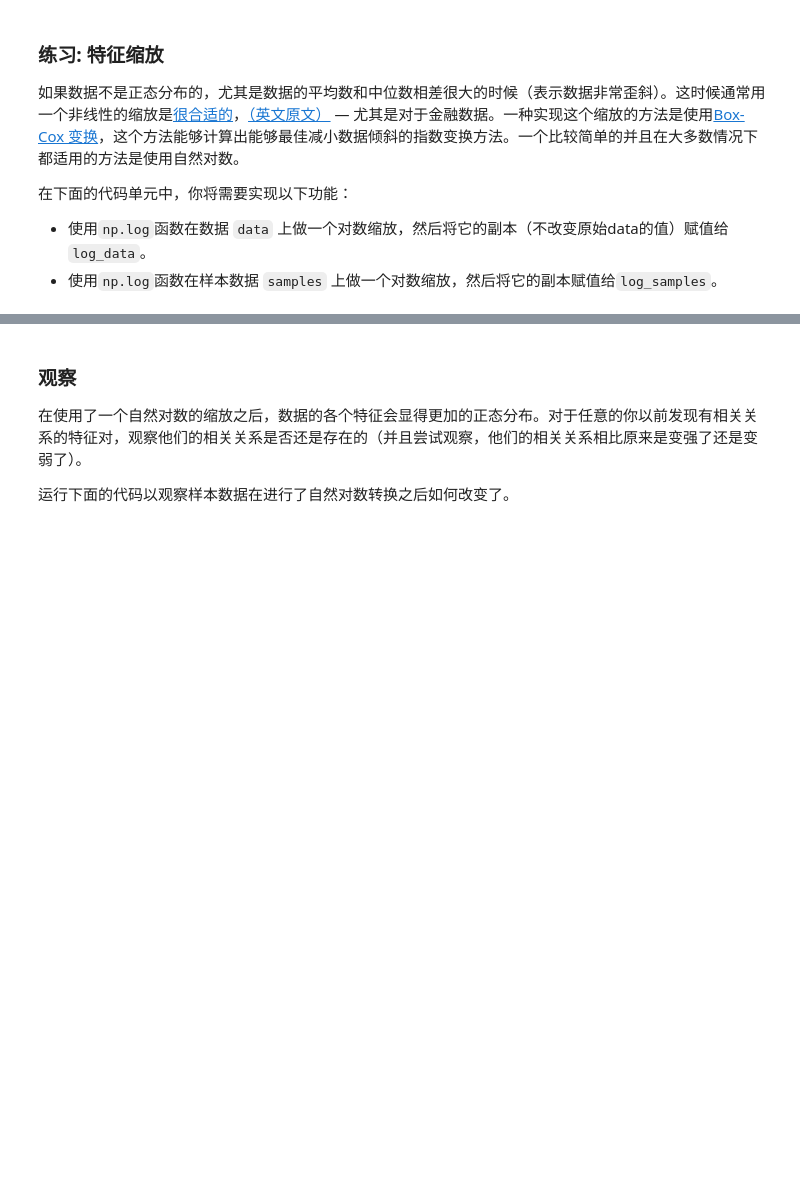
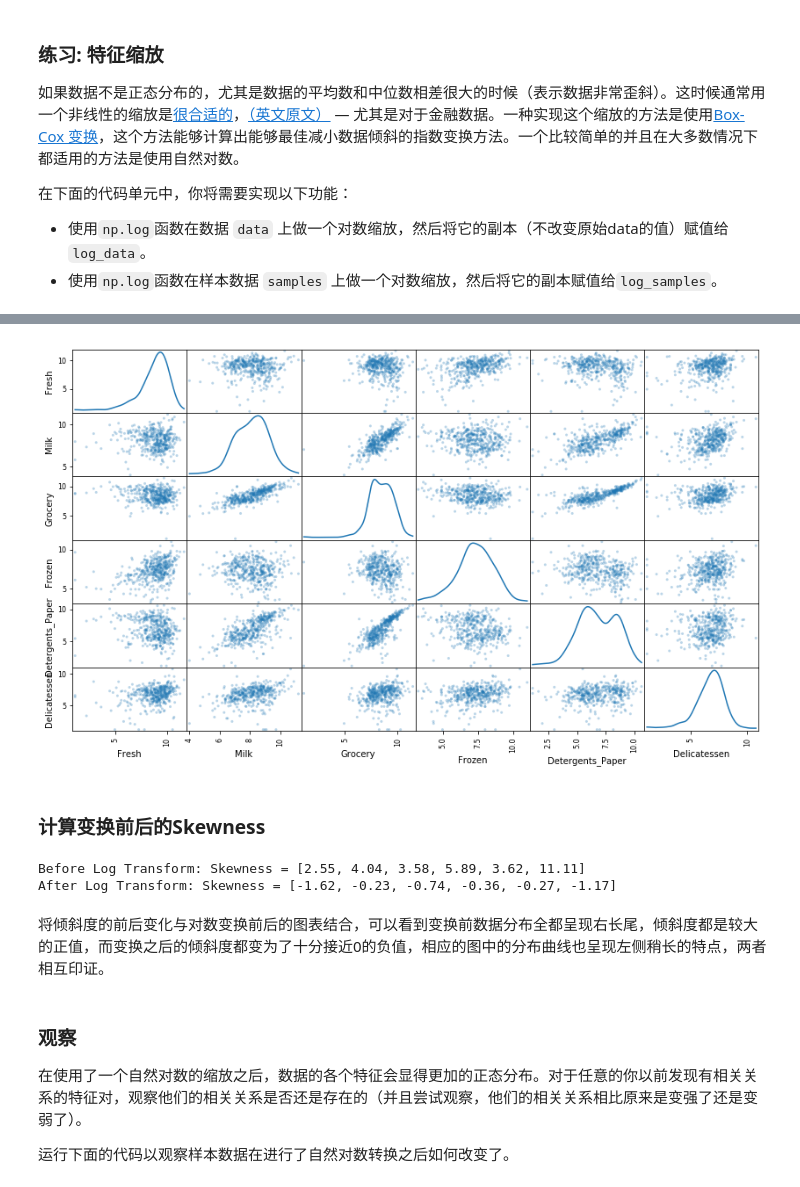
Before and after one commit to mtyylx/MLND, a Jupyter notebook: P3_Create_Customer_Segments/customer_segments.ipynb, the cells around one changed output, grey strips where cells are left out. Cells and saved outputs as stored; diff of their text form; code cells hidden in the pictures; blank space fills up the shorter version.

```diff
--- a/P3_Create_Customer_Segments/customer_segments.ipynb
+++ b/P3_Create_Customer_Segments/customer_segments.ipynb
@@ -47,8 +108,9 @@ display(data.describe())
 # %%
 # TODO：从数据集中选择三个你希望抽样的数据点的索引
-indices = []
+indices = [47, 65, 338]
 
 # 为选择的样本建立一个DataFrame
+# 使用loc定位记录，使用reset_index对挑选的记录进行重新索引，以避免乱序。
 samples = pd.DataFrame(data.loc[indices], columns = data.keys()).reset_index(drop = True)
 print "Chosen samples of wholesale customers dataset:"
 display(samples)
@@ -114,12 +316,34 @@ pd.scatter_matrix(data, alpha = 0.3, figsize = (14,8), diagonal = 'kde');
 # %%
 # TODO：使用自然对数缩放数据
-log_data = None
+log_data = np.log(data)
+# 等效于下面的代码
+# from scipy.stats import boxcox
+# log_data = pd.DataFrame(boxcox(data, 0))
 
 # TODO：使用自然对数缩放样本数据
-log_samples = None
+log_samples = np.log(samples)
 
 # 为每一对新产生的特征制作一个散射矩阵
-pd.scatter_matrix(log_data, alpha = 0.3, figsize = (14,8), diagonal = 'kde');
+pd.plotting.scatter_matrix(log_data, alpha = 0.3, figsize = (14,8), diagonal = 'kde');
+# %% [output]
+[figure, added]
+# %% [markdown]
+### 计算变换前后的Skewness
+# %%
+# 检查Skewness：
+# 越接近0表示越接近正态分布
+# 大于0表示Right-Skewed（右长尾）
+# 小于0表示Left-Skewed（左长尾）
+from scipy.stats import skew
+skew_before = [round(x, 2) for x in skew(data)]
+skew_after = [round(x, 2) for x in skew(log_data)]
+print "Before Log Transform: Skewness =", skew_before
+print "After Log Transform: Skewness =", skew_after
+# %% [output]
+Before Log Transform: Skewness = [2.55, 4.04, 3.58, 5.89, 3.62, 11.11]
+After Log Transform: Skewness = [-1.62, -0.23, -0.74, -0.36, -0.27, -1.17]
+# %% [markdown]
+将倾斜度的前后变化与对数变换前后的图表结合，可以看到变换前数据分布全都呈现右长尾，倾斜度都是较大的正值，而变换之后的倾斜度都变为了十分接近0的负值，相应的图中的分布曲线也呈现左侧稍长的特点，两者相互印证。
 # %% [markdown]
 ### 观察
 在使用了一个自然对数的缩放之后，数据的各个特征会显得更加的正态分布。对于任意的你以前发现有相关关系的特征对，观察他们的相关关系是否还是存在的（并且尝试观察，他们的相关关系相比原来是变强了还是变弱了）。
```
Also changed, not shown: parts of 46 cells of this notebook.
